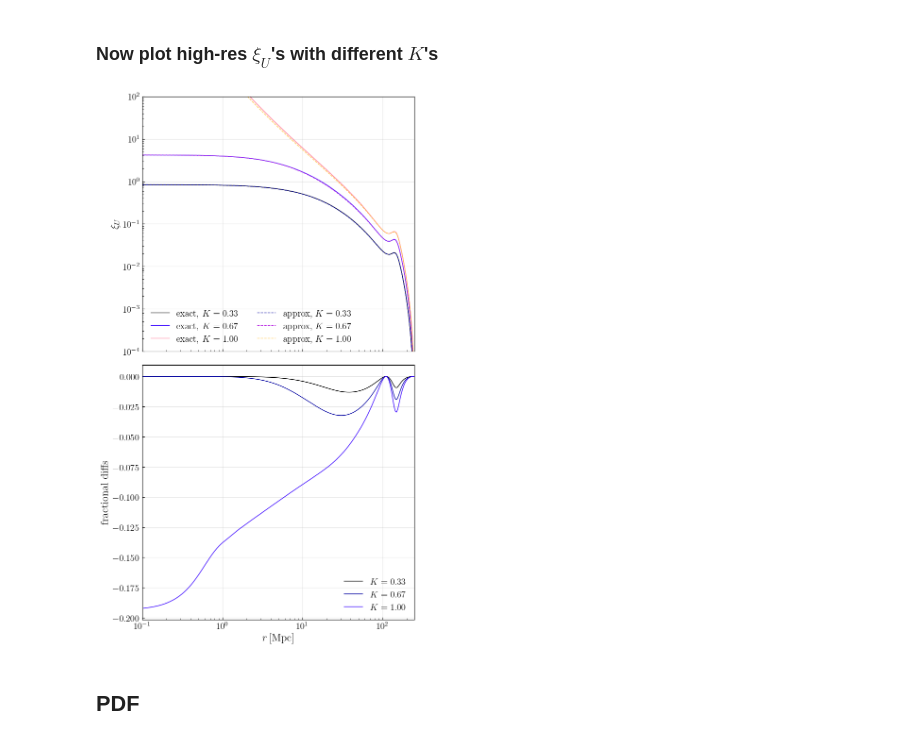
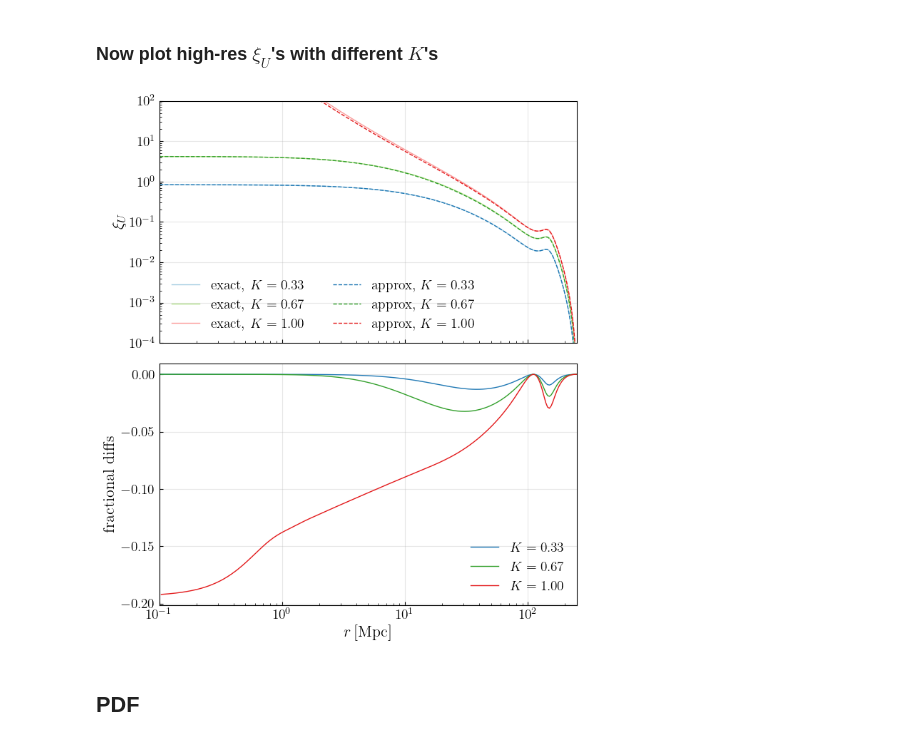
Before and after one commit to ryanyrzh/Zeus21, a Jupyter notebook: aniso_tests/high_res.ipynb, the cells around one changed output. Cells and saved outputs as stored; diff of their text form; code cells hidden in the pictures.

Commit message:
Pair colors in xi_U comparison plot

```diff
--- a/aniso_tests/high_res.ipynb
+++ b/aniso_tests/high_res.ipynb
@@ -283,13 +283,11 @@ for K in K_values:
     xi_U_aniso_by_K[K] = xi_U_with_K(rho_para_full, rho_perp_full, K)
     xi_U_iso_by_K[K] = xi_U_with_K(rho_bar_full, rho_bar_full, K)
 # %%
-cmap = mpl.colormaps["gnuplot2"]
-colors = cmap(np.linspace(0, 0.8, 6))
-
-mpl.rcParams["axes.prop_cycle"] = cycler(color=colors)
+paired_colors = mpl.colormaps["Paired"].colors
+mpl.rcParams["axes.prop_cycle"] = cycler(color=paired_colors)
 
 fig, axs = plt.subplots(
-    2, 1, figsize=(7, 12), sharex=True, gridspec_kw={"height_ratios": [1, 1]}
+    2, 1, figsize=(7, 8), sharex=True, gridspec_kw={"height_ratios": [1, 1]}
  )
 
 aniso_handles = []
@@ -314,35 +312,35 @@ for K in K_values:
         ls="--",
         label=rf"approx, $K={K:.2f}$"
     )
     aniso_handles.append(h_aniso)
     iso_handles.append(h_iso)
 
     frac_diff = (iso_curve - aniso_curve) / aniso_curve
-    axs[1].plot(rlist, frac_diff, lw=1, label=rf"$K={K:.2f}$")
+    axs[1].plot(rlist, frac_diff, lw=1, c=paired_colors[2*len(aniso_handles) - 1], label=rf"$K={K:.2f}$")
 
 # Column grouping: left = anisotropic, right = isotropic.
 legend_handles = aniso_handles + iso_handles
 legend_labels = [h.get_label() for h in legend_handles]
 
 axs[0].set_xlim(1e-1, 250)
 axs[0].set_ylim(1e-4, 1e2)
 axs[0].set_xscale("log")
 axs[0].set_yscale("log")
 axs[0].set_ylabel(r"$\xi_U$", fontsize=16)
 axs[0].legend(legend_handles, legend_labels, frameon=False, fontsize=14, ncol=2)
 axs[0].tick_params(axis="both", which="both", direction="in", labelsize=14)
 axs[0].grid(True, alpha=0.3)
 
 axs[1].set_xscale("log")
 axs[1].set_xlabel(r"$r\,[\mathrm{Mpc}]$", fontsize=16)
 axs[1].set_ylabel(r"fractional diffs", fontsize=16)
 axs[1].tick_params(axis="both", which="both", direction="in", labelsize=14)
 axs[1].grid(True, alpha=0.3)
 axs[1].legend(frameon=False, fontsize=14)
 
 plt.tight_layout()
 # %% [output]
-[figure, old version]
+[figure, new version]
 # %% [markdown]
 ## PDF
 # %%
```
Also changed, not shown: parts of 1 cell of this notebook.
